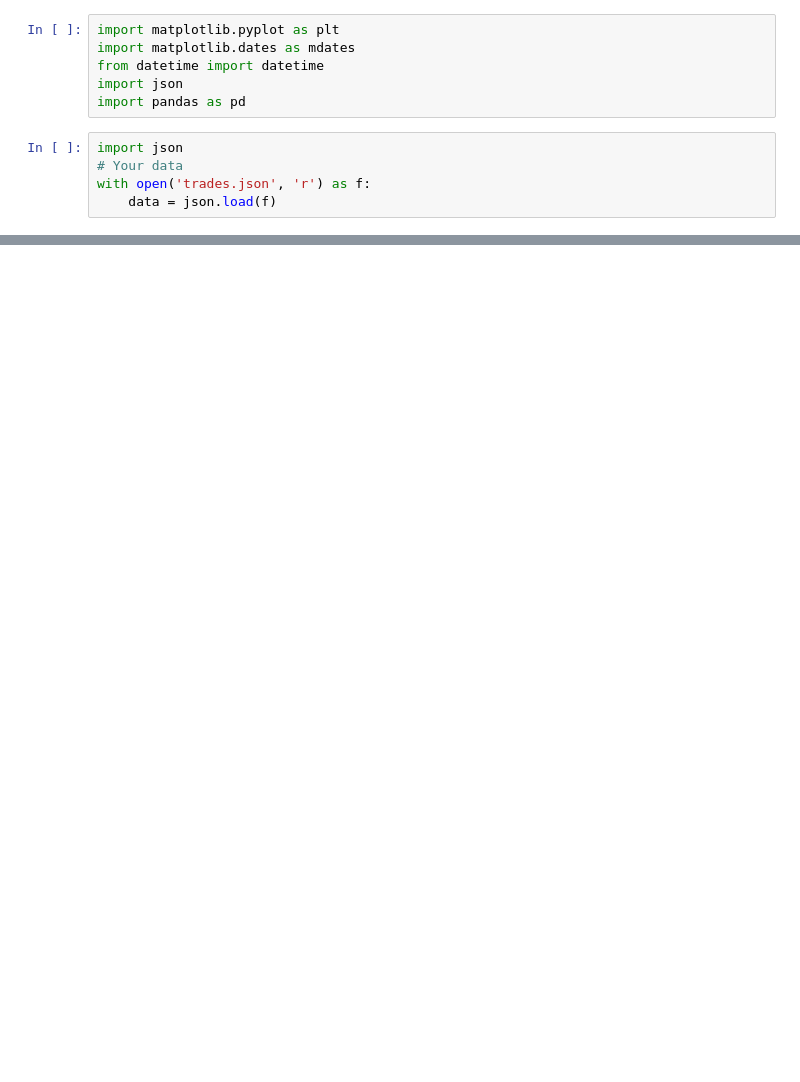
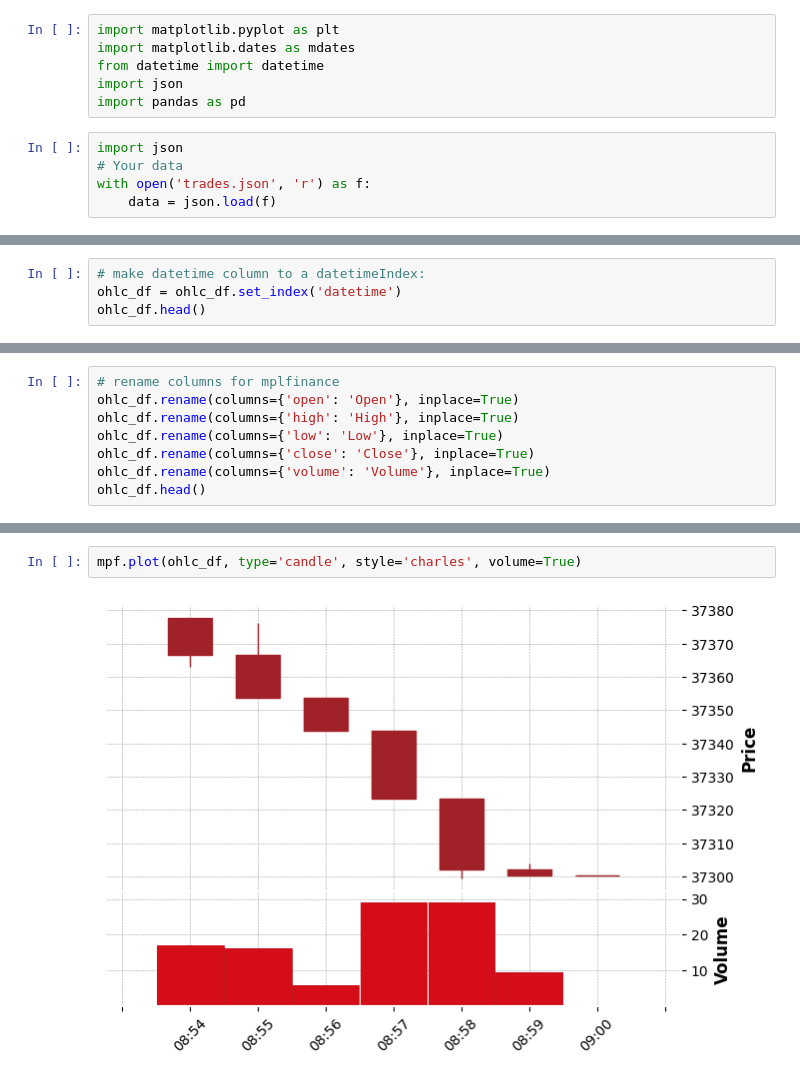
Before and after one commit to yzpt/cryptos_apache_docker, a Jupyter notebook: nb_candlesticks.ipynb, the cells around one changed output, grey strips where cells are left out. Saved outputs shown, nothing was run; the diff lists cells and outputs as text; blank space fills up the shorter version.

Commit message:
matplotlib candlesticks

```diff
--- a/nb_candlesticks.ipynb
+++ b/nb_candlesticks.ipynb
@@ -83,0 +84,4 @@ print(ohlc_df)
+# %%
+# make datetime column to a datetimeIndex:
+ohlc_df = ohlc_df.set_index('datetime')
+ohlc_df.head()
@@ -83,0 +96,8 @@ print(ohlc_df)
+# %%
+# rename columns for mplfinance
+ohlc_df.rename(columns={'open': 'Open'}, inplace=True)
+ohlc_df.rename(columns={'high': 'High'}, inplace=True)
+ohlc_df.rename(columns={'low': 'Low'}, inplace=True)
+ohlc_df.rename(columns={'close': 'Close'}, inplace=True)
+ohlc_df.rename(columns={'volume': 'Volume'}, inplace=True)
+ohlc_df.head()
@@ -83,0 +112,4 @@ print(ohlc_df)
+# %%
+mpf.plot(ohlc_df, type='candle', style='charles', volume=True)
+# %% [output]
+[figure, added]
```
Also changed, not shown: parts of 10 cells of this notebook, 16 other files.
